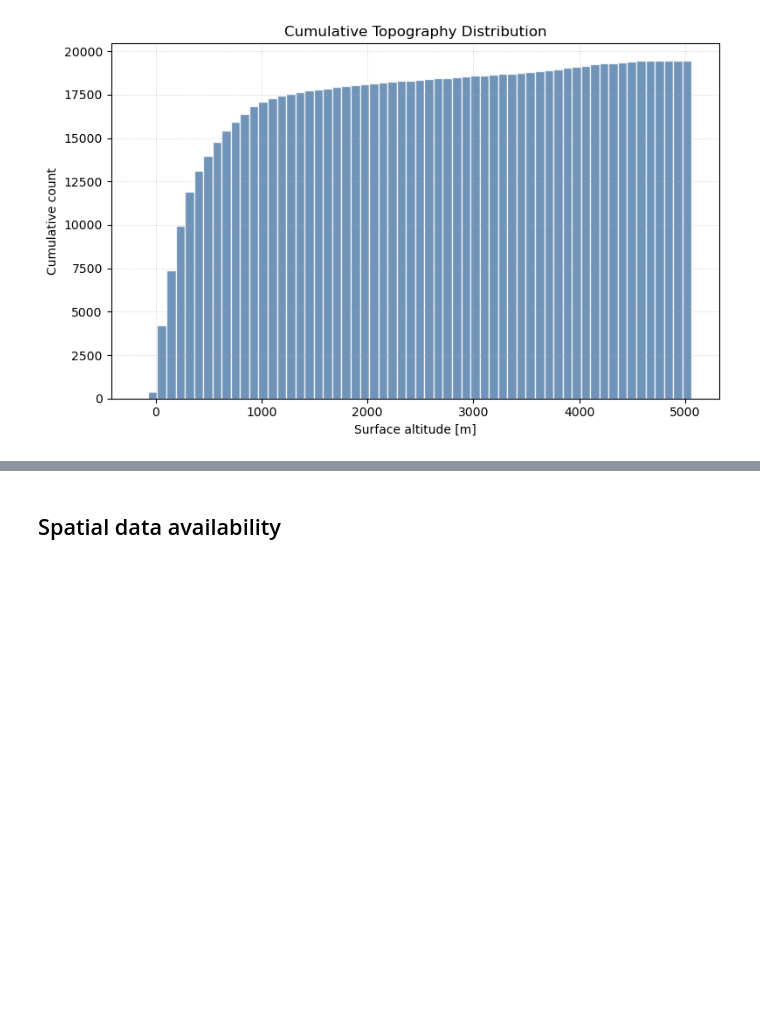
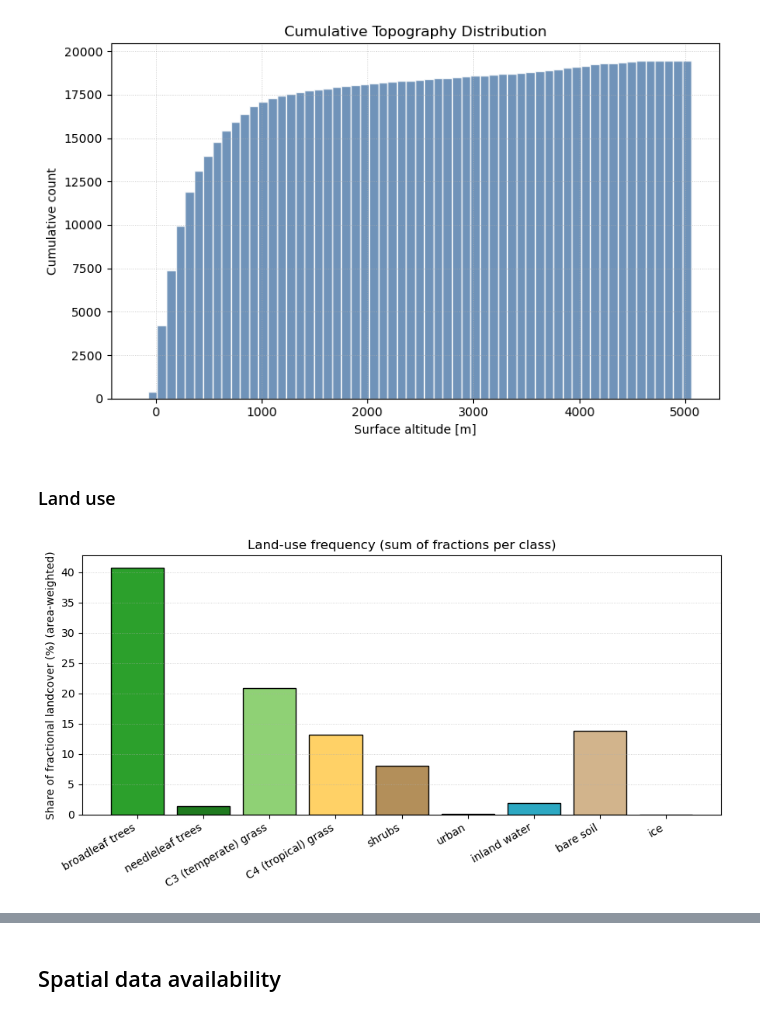
Before and after one commit to GATES-Lab/GATES_LPDM_emulator, a Jupyter notebook: vis/characterisation.ipynb, the cells around one changed output, grey strips where cells are left out. Cells and saved outputs as stored; diff of their text form; code cells hidden in the pictures; blank space fills up the shorter version.

Commit message:
Move land use histogram and map to main vis notebook

```diff
--- a/vis/characterisation.ipynb
+++ b/vis/characterisation.ipynb
@@ -32,6 +32,6 @@ Load the footprints for the region and period with the base data object.
 Stores the footprints (without cropping) in data.fp_data_full
 load_everything=True also loads the original meteorology, without cropping or interpolating, in data.met_file, as well as the topography and landuse in data.topog_file and data.landcover_file, which are interpolated in space to the shape of the footprints
 """
-data = LoadBaseSatelliteData(201601, region="BRAZIL", load_everything=True, verbose=True)
+data = LoadBaseSatelliteData(2016, region="BRAZIL", load_everything=True, verbose=True)
 # %% [output]
 ---- LOADING FOOTPRINTS
@@ -191,3 +191,12 @@ fig, ax, _ = plot_topography_histogram(
 # %% [output]
 [figure]
 [figure]
+# %% [markdown]
+### Land use
+# %%
+fig, ax, freq = plot_landuse_frequency(
+    data,
+    area_weighted=True,
+)
+# %% [output]
+[figure, added]
```
Also changed, not shown: parts of 4 cells of this notebook, 3 other files.
